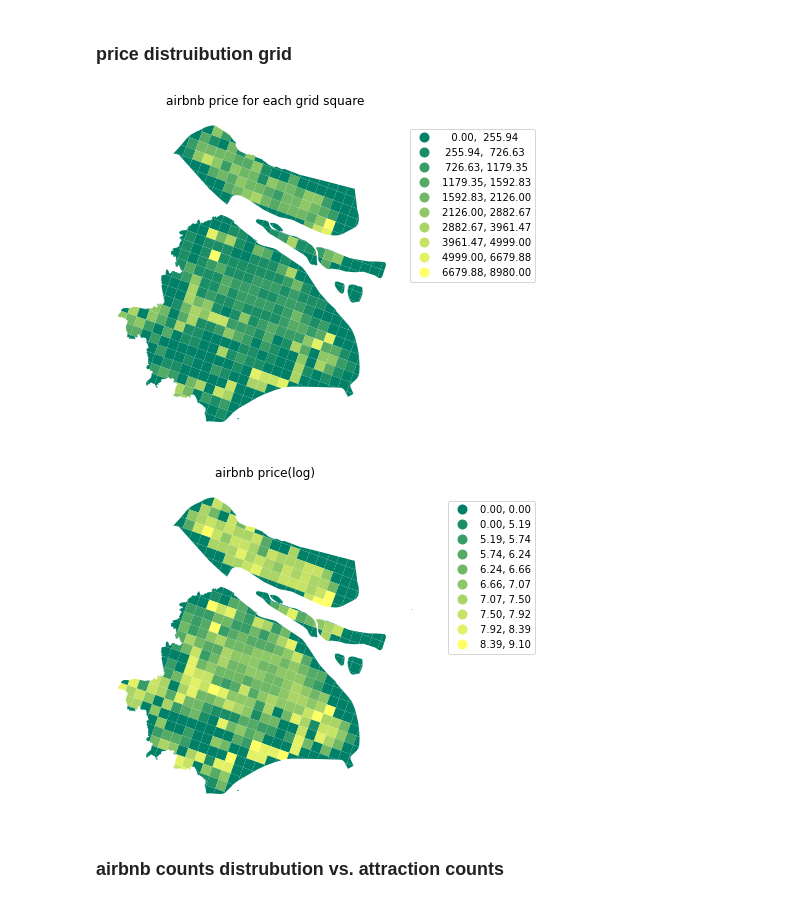
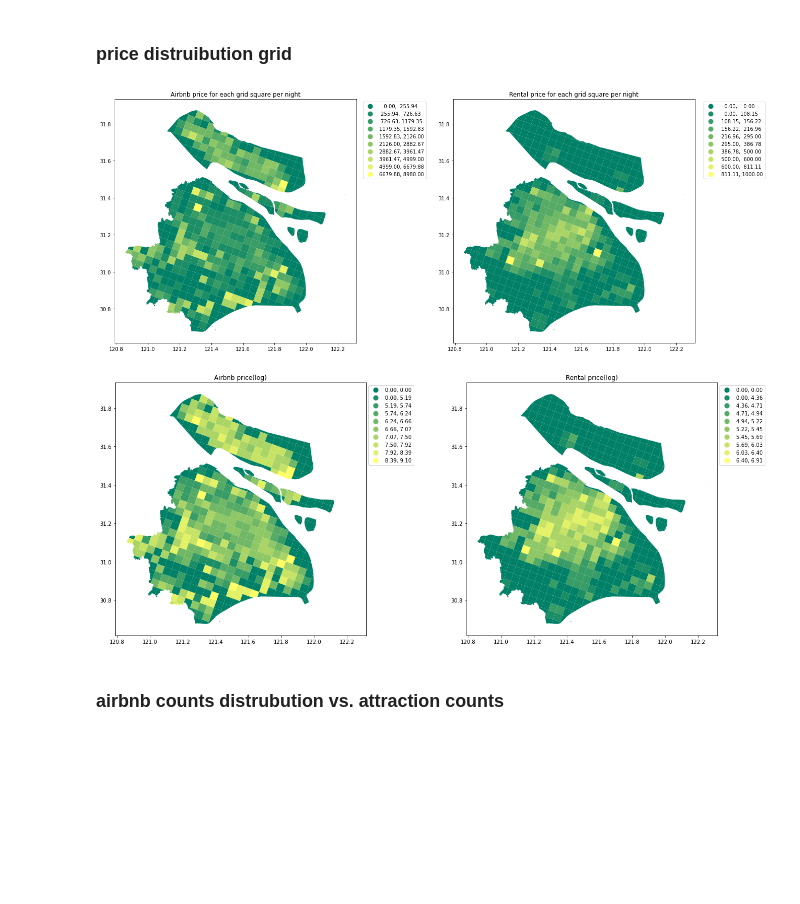
Before and after one commit to hyjucl/disser, a Jupyter notebook: clean_airbnb.ipynb, the cells around one changed output. Cells and saved outputs as stored; diff of their text form; code cells hidden in the pictures; blank space fills up the shorter version.

Commit message:
Update clean_airbnb.ipynb
update price grid map

```diff
--- a/clean_airbnb.ipynb
+++ b/clean_airbnb.ipynb
@@ -3544,38 +3561,83 @@ memory usage: 124.0 KB
 # %% [markdown]
 ### price distruibution grid
 # %%
-fig, ax = plt.subplots(figsize=(6, 6))
+fig, (ax1, ax2) = plt.subplots(1, 2, figsize=(10, 10))
 gdf_plt.plot(column='ave_airbnb_price',
              cmap = 'summer',
              linewidth=0.01,
              scheme = 'FisherJenks',
              k=10,
              legend=True,
-             legend_kwds={'bbox_to_anchor':(1.35, 0.96)},
-             ax=ax)
+             ax=ax1)
 
-ax.set_title('airbnb price for each grid square', fontsize=12)
-ax.axis("off")
+leg = ax1.get_legend()
+leg.set_bbox_to_anchor((0., 0., 1.3, 1))
+
+gdf_plt.plot(column='ave_rental_price_per_night',
+             cmap = 'summer',
+             linewidth=0.01,
+             scheme = 'FisherJenks',
+             k=10,
+             legend=True,
+             ax=ax2)
+
+leg1 = ax2.get_legend()
+leg1.set_bbox_to_anchor((0., 0., 1.3, 1))
+
+
+# set the spacing between subplots
+plt.subplots_adjust(left=0.1,
+                    bottom=0.1,
+                    right=1.7,
+                    top=0.9,
+                    wspace=0.4,
+                    hspace=0.4)
+
+ax1.set_title('Airbnb price for each grid square per night', fontsize=12)
+ax2.set_title('Rental price for each grid square per night', fontsize=12)
+
 #plt.savefig('myMap.png',dpi=150, bbox_inches='tight')
 plt.show()
 # %% [output]
-[figure, old version]
+[figure, new version]
 # %%
-fig, ax = plt.subplots(figsize=(6, 6))
+fig, (ax1, ax2) = plt.subplots(1, 2, figsize=(10, 10))
 gdf_plt.plot(column='log_ave_airbnb_price',
              cmap = 'summer',
              linewidth=0.5,
              scheme = 'FisherJenks',
              k=10,
              legend=True,
-             legend_kwds={'bbox_to_anchor':(1.35, 0.96)},  ax=ax)
+             ax=ax1)
+leg = ax1.get_legend()
+leg.set_bbox_to_anchor((0., 0., 1.2, 1))
 
-ax.set_title('airbnb price(log)', fontsize=12)
-ax.axis("off")
+gdf_plt.plot(column='log_ave_rental_price',
+             cmap = 'summer',
+             linewidth=0.5,
+             scheme = 'FisherJenks',
+             k=10,
+             legend=True,
+             ax=ax2)
+leg1 = ax2.get_legend()
+leg1.set_bbox_to_anchor((0., 0., 1.2, 1))
+
+
+# set the spacing between subplots
+plt.subplots_adjust(left=0.1,
+                    bottom=0.1,
+                    right=1.7,
+                    top=0.9,
+                    wspace=0.4,
+                    hspace=0.4)
+
+ax1.set_title('Airbnb price(log)', fontsize=12)
+ax2.set_title('Rental price(log)', fontsize=12)
+
 #plt.savefig('myMap.png',dpi=150, bbox_inches='tight')
 plt.show()
 # %% [output]
-[figure, old version]
+[figure, new version]
 # %% [markdown]
 ### airbnb counts distrubution vs. attraction counts
 # %%
```
Also changed, not shown: parts of 2 cells of this notebook.
